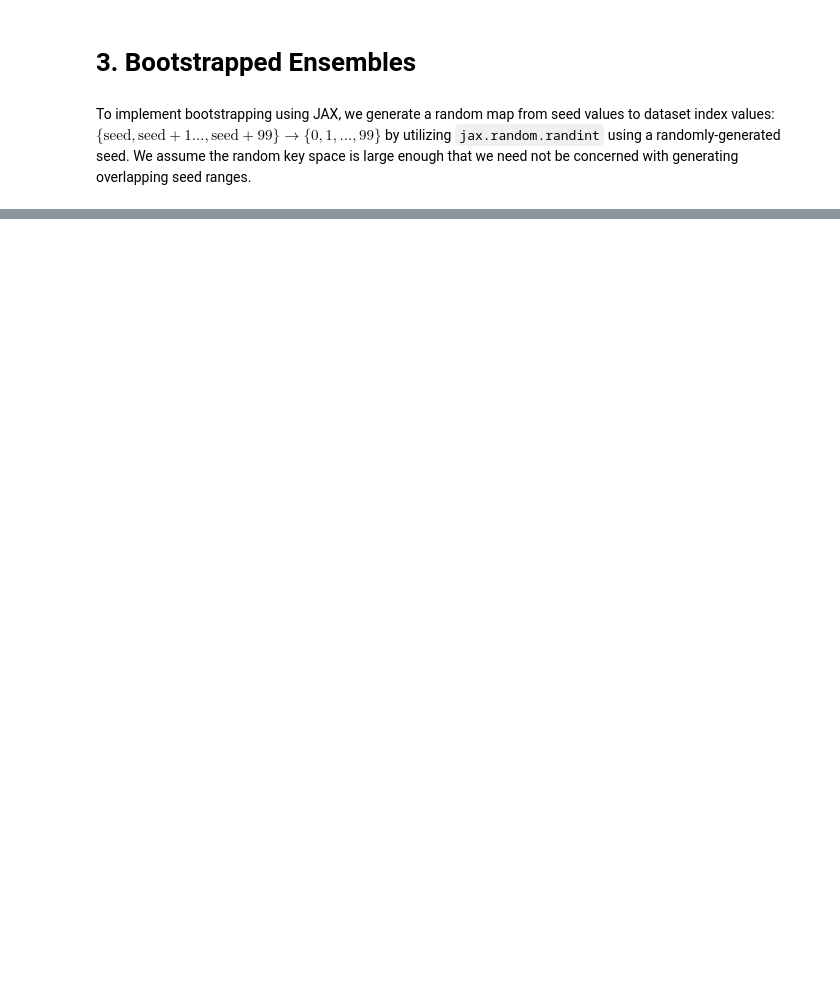
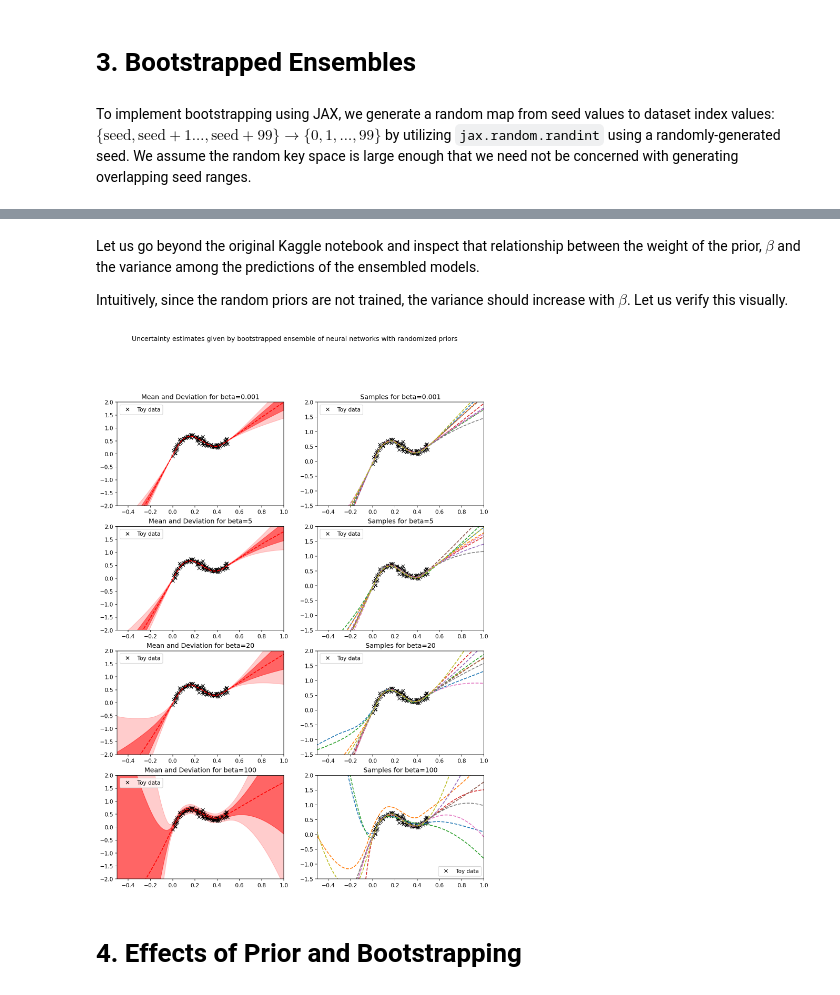
Before and after one commit to peterchang0414/randomized_priors, a Jupyter notebook: randomized_priors.ipynb, the cells around one changed output, grey strips where cells are left out. Drawn from its saved outputs; the diff is of its cells as text; code cells hidden in the pictures; blank space fills up the shorter version.

```diff
--- a/randomized_priors.ipynb
+++ b/randomized_priors.ipynb
@@ -230,0 +199,45 @@ plt.show();
+# %% [markdown]
+Let us go beyond the original Kaggle notebook and inspect that relationship between the weight of the prior, $\beta$ and the variance among the predictions of the ensembled models.
+
+Intuitively, since the random priors are not trained, the variance should increase with $\beta$. Let us verify this visually.
+# %%
+# Plot mean, std for various values of beta
+def plot_mean_std_betas(n_estimators, betas, X, Y, X_new, epochs):
+    res = [get_ensemble_predictions(n_estimators, beta, X, Y, x_grid, epochs)
+           for beta in betas]
+    means = [grids[2].mean(axis=0)[:,0] for grids in res]
+    stds = [grids[2].std(axis=0)[:,0] for grids in res]
+    fig = plt.figure(figsize=[12, len(betas)*3], dpi=150)
+    fig.suptitle('Uncertainty estimates given by bootstrapped ensemble of '
+                 'neural networks with randomized priors',
+                 verticalalignment='center')
+    for i, beta in enumerate(betas):
+        # Plot predictive mean and std (left graph)
+        plt.subplot(len(betas), 2, 2*i+1)
+        plt.plot(X, Y, 'kx', label='Toy data')
+        plt.title(f'Mean and Deviation for beta={beta}', fontsize=12)
+        plt.xlim(-0.5, 1.0); plt.ylim(-2, 2)
+        plt.legend()
+        plt.plot(X_new, means[i], 'r--', linewidth=1.5)
+        plt.fill_between(X_new.reshape(1,-1)[0], means[i] - stds[i],
+                         means[i] + stds[i], alpha=0.5, color='red')
+        plt.fill_between(X_new.reshape(1,-1)[0], means[i] + 2*stds[i],
+                         means[i] - 2*stds[i], alpha=0.2, color='red')
+
+        # Plot means of each net in ensemble (right graph)
+        plt.subplot(len(betas), 2, 2*i+2)
+        plt.plot(X, Y, 'kx', label='Toy data')
+        plt.title(f'Samples for beta={beta}', fontsize=12)
+        plt.xlim(-0.5, 1.0); plt.ylim(-1.5, 2)
+        plt.legend()
+        for j in range(n_estimators):
+            plt.plot(X_new, res[i][2][j,:,0], linestyle='--', linewidth=1.5)
+    plt.show();
+# %%
+# Choose a diverse selection of beta values
+betas = [0.001, 5, 20, 100]
+plot_mean_std_betas(9, betas, X, Y, x_grid, 3000)
+# %% [output]
+[figure, added]
+# %% [markdown]
+# 4. Effects of Prior and Bootstrapping
```
Also changed, not shown: parts of 16 cells of this notebook.
